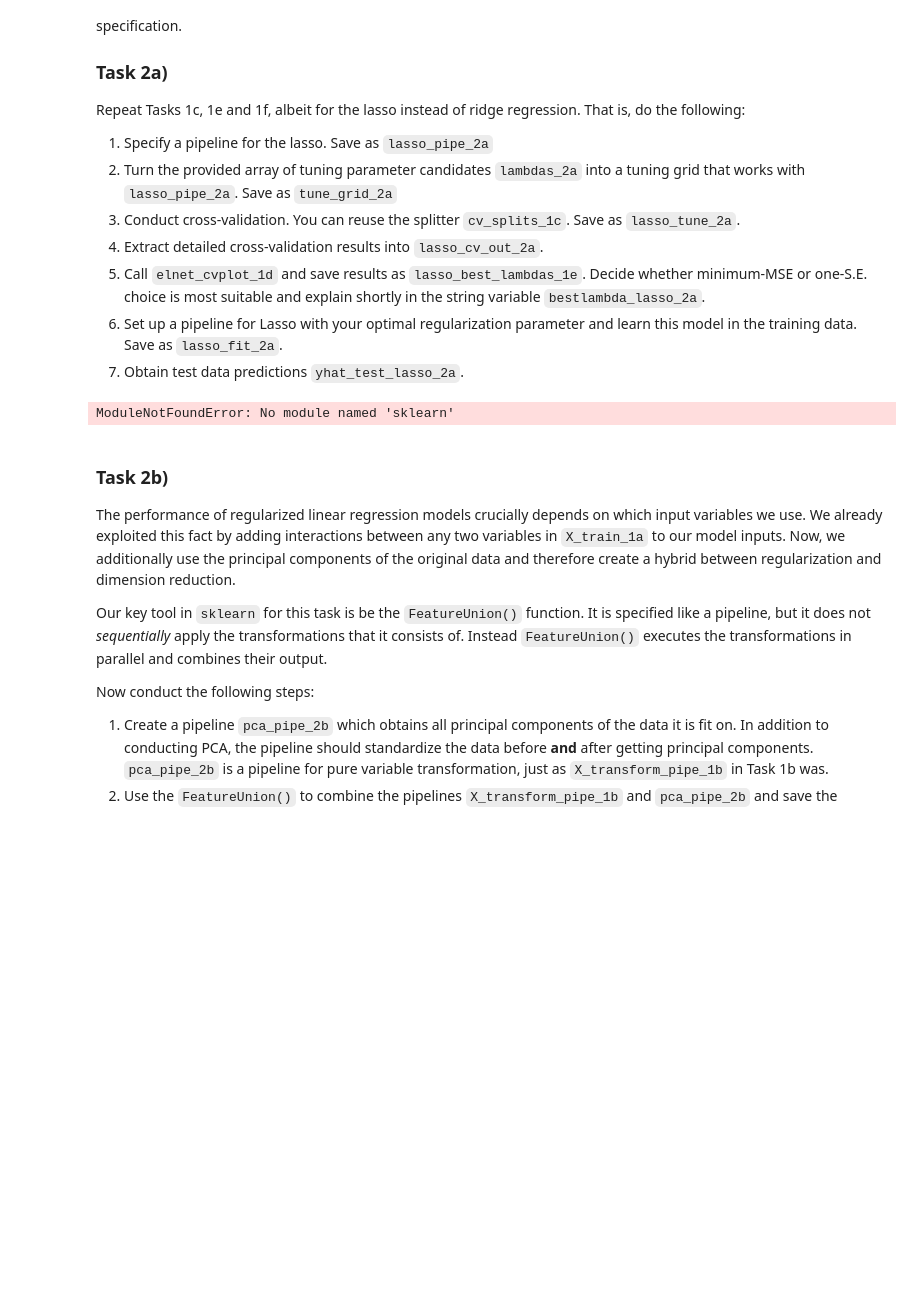
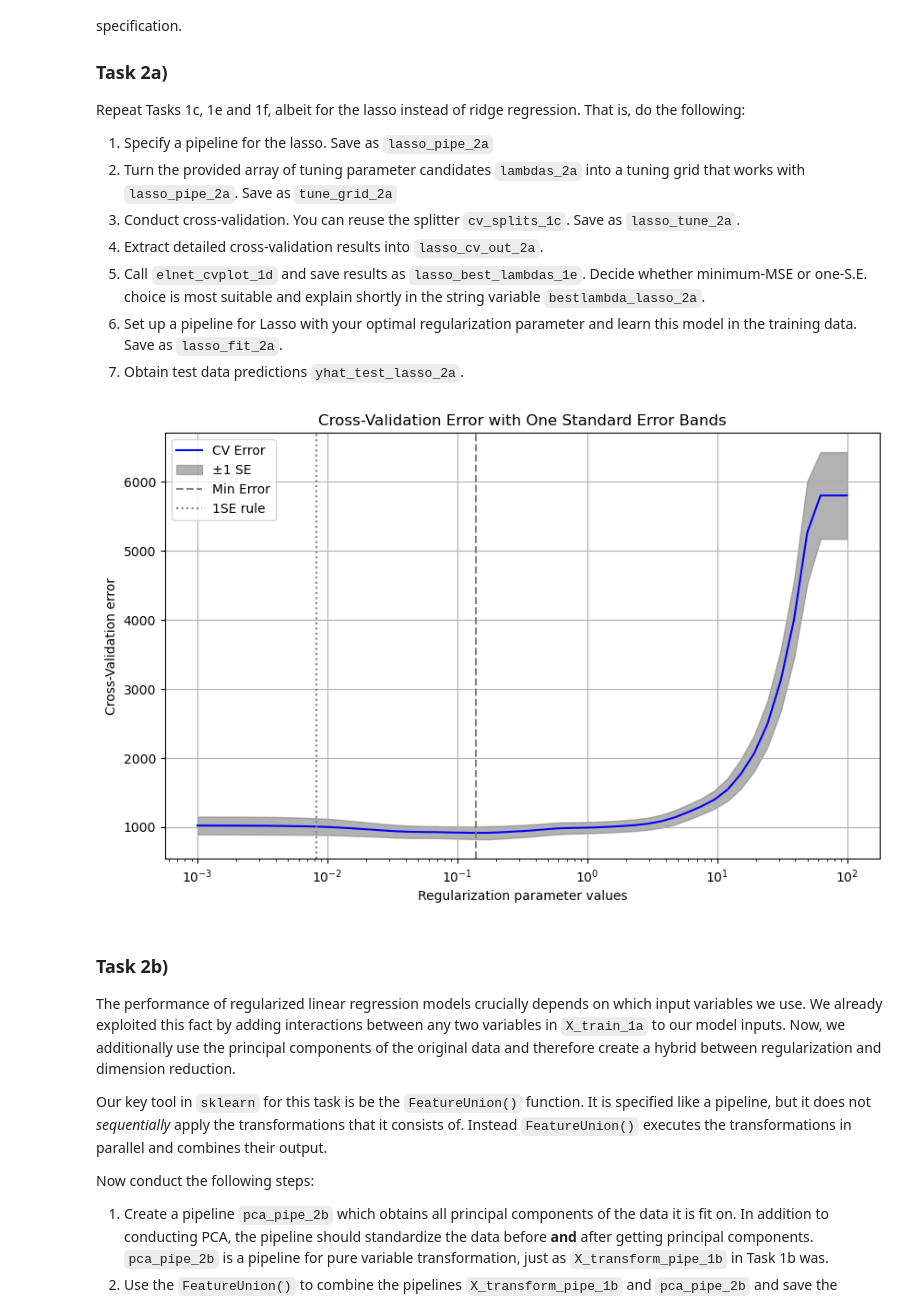
Before and after one commit to manswirfelt/assignment4, a Jupyter notebook: Assignment_4/Assignment4_py_template.ipynb, the cells around one changed output. Saved outputs shown, nothing was run; the diff lists cells and outputs as text; code cells hidden in the pictures; blank space fills up the shorter version.

```diff
--- a/Assignment_4/Assignment4_py_template.ipynb
+++ b/Assignment_4/Assignment4_py_template.ipynb
@@ -140,7 +131,6 @@ In the code block below, you will find a function `elnet_cvplot_1d` which plots
 2. Allocate to `one_se_rule_index` the index of the tuning parameter value that would be chosen according to the one-standard error rule. You could do that by using the NumPy function `where()` to ask which cross-validation errors are smaller than the minimum cross-validation error plus one standard error. The first element in the resulting array should contain the index that you are looking for.
 3. Create a dictionary object `best_lams` with elements "lambda_min" and "lambda_1se" which contain the values of the tuning parameter suggested by minimum cross-validation error and the one-S.E. rule, respectively. Tell your python function to return `best_lams`.
 # %%
-
 def elnet_cvplot_1d(lambdas, cv_errors, std_errors):
     """
     Inputs:
@@ -163,7 +153,7 @@ def elnet_cvplot_1d(lambdas, cv_errors, std_errors):
     plt.fill_between(lambdas, lower_band, upper_band, color='gray', alpha=0.6, label='±1 SE')
 
     # 1.
-    min_error_index = np.argmin(cv_errors) # This should be correct now
+    min_error_index = np.argmin(cv_errors)
     plt.axvline(x=lambdas[min_error_index], color='gray', linestyle='--', label='Min Error')
 
     # 2.
@@ -180,8 +170,8 @@ def elnet_cvplot_1d(lambdas, cv_errors, std_errors):
     plt.show()
 
     # 3.
-    best_lams = {'lambda_min': lambdas[min_error_index], 'lambda_1se': lambdas[one_se_rule_index]} # not quite sure this is done correctly
-    return best_lams
+    best_lams = {'lambda_min': lambdas[min_error_index], 'lambda_1se': lambdas[one_se_rule_index]}
+    return(best_lams)
 # %% [markdown]
 ### Task 1e)
 Call the function `elnet_cvplot_1d` in order to obtain a plot of tuning parameter values against cross-validation error. Save the result as `ridge_best_lambdas_1e`. The arrays of cross-validation errors and their standard errors are saved inside `ridge_cv_out_1c`. Choose them correctly when calling `elnet_cvplot_1d` and make sure that your cross-validation errors are positive numbers.
@@ -224,43 +215,39 @@ Repeat Tasks 1c, 1e and 1f, albeit for the lasso instead of ridge regression. Th
 # %%
 from sklearn.linear_model import (ElasticNet, Lasso)
 
+
 # 1.
-lasso_pipe_2a = Pipeline(steps = [
+lasso_pipe_2a = Pipeline(steps=[
     ("poly2", poly2_spec_1b),
     ("scaler", StandardScaler()),
     ("lasso", Lasso())
 ])
 
 # 2.
 lambdas_2a = 10**np.linspace(2,-3)
 tune_grid_2a = {"lasso__alpha": lambdas_2a}
 
 # 3.
 lasso_tune_2a   = GridSearchCV(lasso_pipe_2a, tune_grid_2a, cv=cv_splits_1c, return_train_score=True, n_jobs=-1, scoring="neg_mean_squared_error")
-
-
-
+lasso_tune_2a.fit(X_train_1a, y_train_1a)
 
 # 4.
-lasso_cv_out_2a  = pd.DataFrame(lasso_tune_2a.fit(X_train_1a, y_train_1a).cv_results_)
+lasso_cv_out_2a  = lasso_tune_2a.cv_results_
 
 # 5.
-lambdas_2a = lasso_cv_out_2a['param_lasso__alpha'].values.astype(float)
-cv_errors_2a = -lasso_cv_out_2a['mean_test_score'].values
-std_errors_2a = lasso_cv_out_2a['std_test_score'].values
-
-lasso_best_lambdas_1e = elnet_cvplot_1d(lambdas_2a, cv_errors_2a, std_errors_2a)
+lasso_best_lambdas_2a  = elnet_cvplot_1d(lambdas_2a, -lasso_cv_out_2a["mean_test_score"], lasso_cv_out_2a["std_test_score"])
 
 # 6.
-lasso_fit_2a = lasso_pipe_2a.fit(X_train_1a, y_train_1a)
-bestlambda_lasso_2a = "??"
+lasso_fit_2a = Pipeline(steps=[
+    ("poly2", poly2_spec_1b),
+    ("scaler", StandardScaler()),
+    ("lasso", Lasso(alpha=lasso_best_lambdas_2a['lambda_1se']))]).fit(X_train_1a, y_train_1a)
+bestlambda_lasso_2a = ""
 
 # 7.
 yhat_test_lasso_2a = lasso_fit_2a.predict(X_test_1a)
-
-# I am getting a lot of error messages from this one. I am assuming it is because the model is not converging, in the first plot he did of the same sort he supressed the warnings. Maybe we should do the same here.
 # %% [output]
-ModuleNotFoundError: No module named 'sklearn'
+[figure, added]
 # %% [markdown]
 ### Task 2b)
 
```
Also changed, not shown: parts of 17 cells of this notebook.
